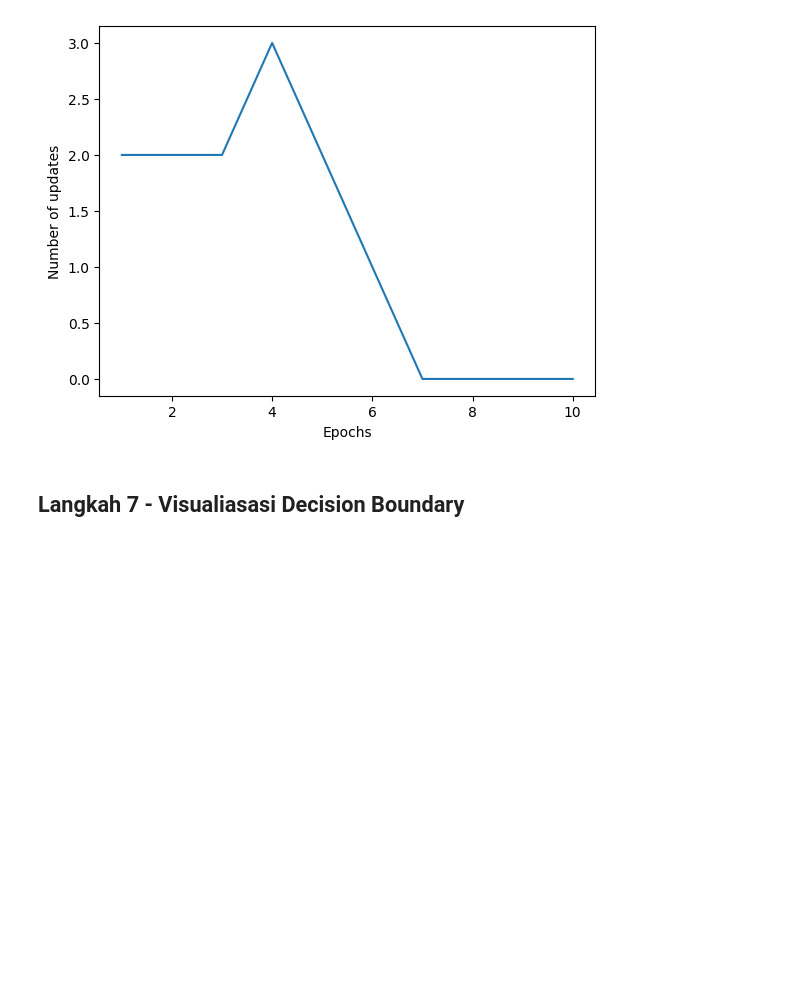
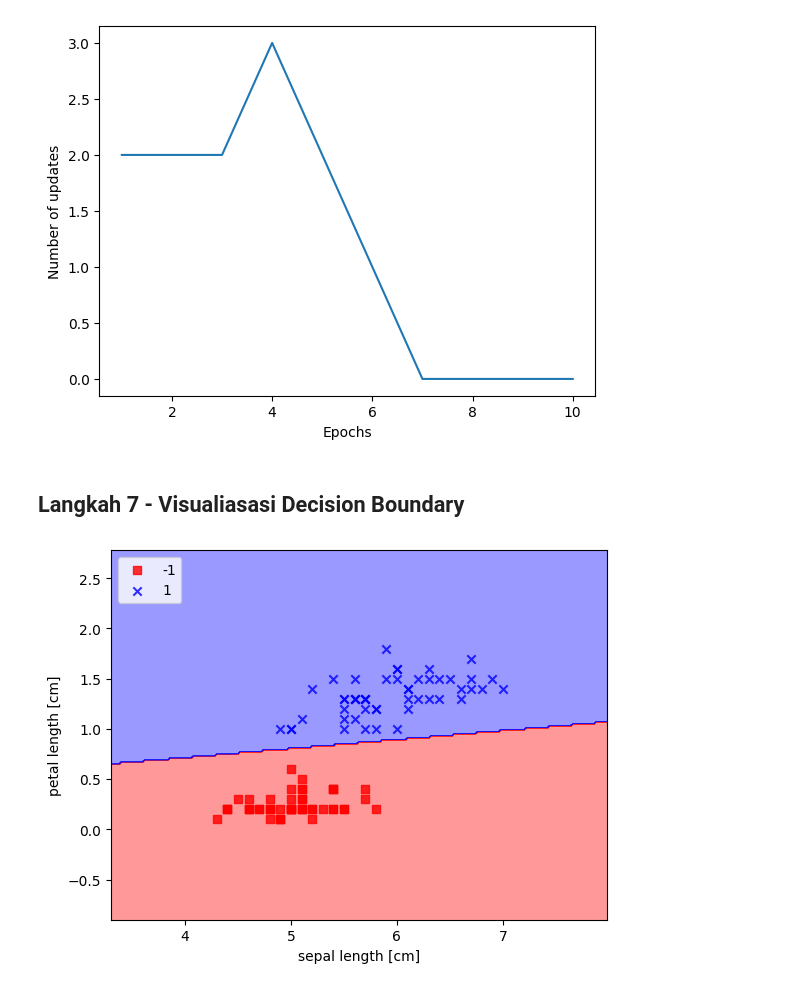
Before and after one commit to Andreagazy/Machine-Learning-2024, a Jupyter notebook: Pertemuan 9 - Perceptron dan ANN/Praktikum 1.ipynb, the cells around one changed output. Saved outputs shown, nothing was run; the diff lists cells and outputs as text; code cells hidden in the pictures; blank space fills up the shorter version.

```diff
--- a/Pertemuan 9 - Perceptron dan ANN/Praktikum 1.ipynb
+++ b/Pertemuan 9 - Perceptron dan ANN/Praktikum 1.ipynb
@@ -95,28 +95,37 @@ plt.show()
 # %%
 # buat fungsi untuk plot decision region
 
 from matplotlib.colors import ListedColormap
 
 def plot_decision_regions(X, y, classifier, resolution=0.02):
     # setup marker generator and color map
     markers = ('s', 'x', 'o', '^', 'v')
     colors = ('r', 'b', 'g', 'k', 'grey')
     cmap = ListedColormap(colors[:len(np.unique(y))])
 
     # plot the decision regions by creating a pair of grid arrays xx1 and xx2 via meshgrid function in Numpy
     x1_min, x1_max = X[:, 0].min() - 1, X[:, 0].max() + 1
     x2_min, x2_max = X[:, 1].min() - 1, X[:, 1].max() + 1
     xx1, xx2 = np.meshgrid(np.arange(x1_min, x1_max, resolution), np.arange(x2_min, x2_max, resolution))
 
     # use predict method to predict the class labels z of the grid points
     Z = classifier.predict(np.array([xx1.ravel(),xx2.ravel()]).T)
     Z = Z.reshape(xx1.shape)
 
     # draw the contour using matplotlib
     plt.contourf(xx1, xx2, Z, alpha=0.4, cmap=cmap)
     plt.xlim(xx1.min(), xx1.max())
     plt.ylim(xx2.min(), xx2.max())
 
     # plot class samples
     for i, cl in enumerate(np.unique(y)):
         plt.scatter(x=X[y==cl, 0], y=X[y==cl, 1], alpha=0.8, c=cmap(i), marker=markers[i], label=cl)
+
+
+plot_decision_regions(X, y, classifier=ppn)
+plt.xlabel('sepal length [cm]')
+plt.ylabel('petal length [cm]')
+plt.legend(loc='upper left')
+plt.show()
+# %% [output]
+[figure, added]
```
